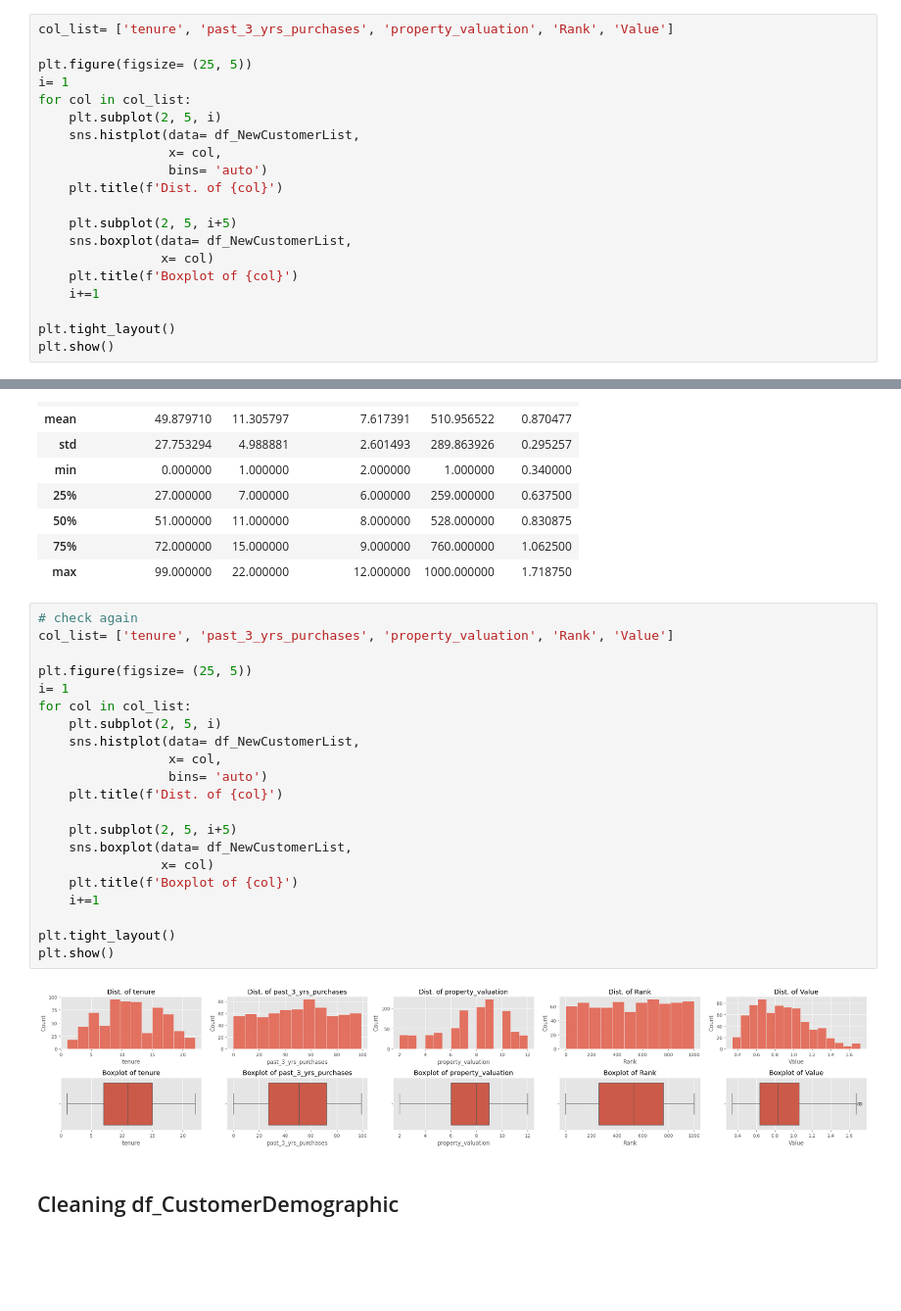
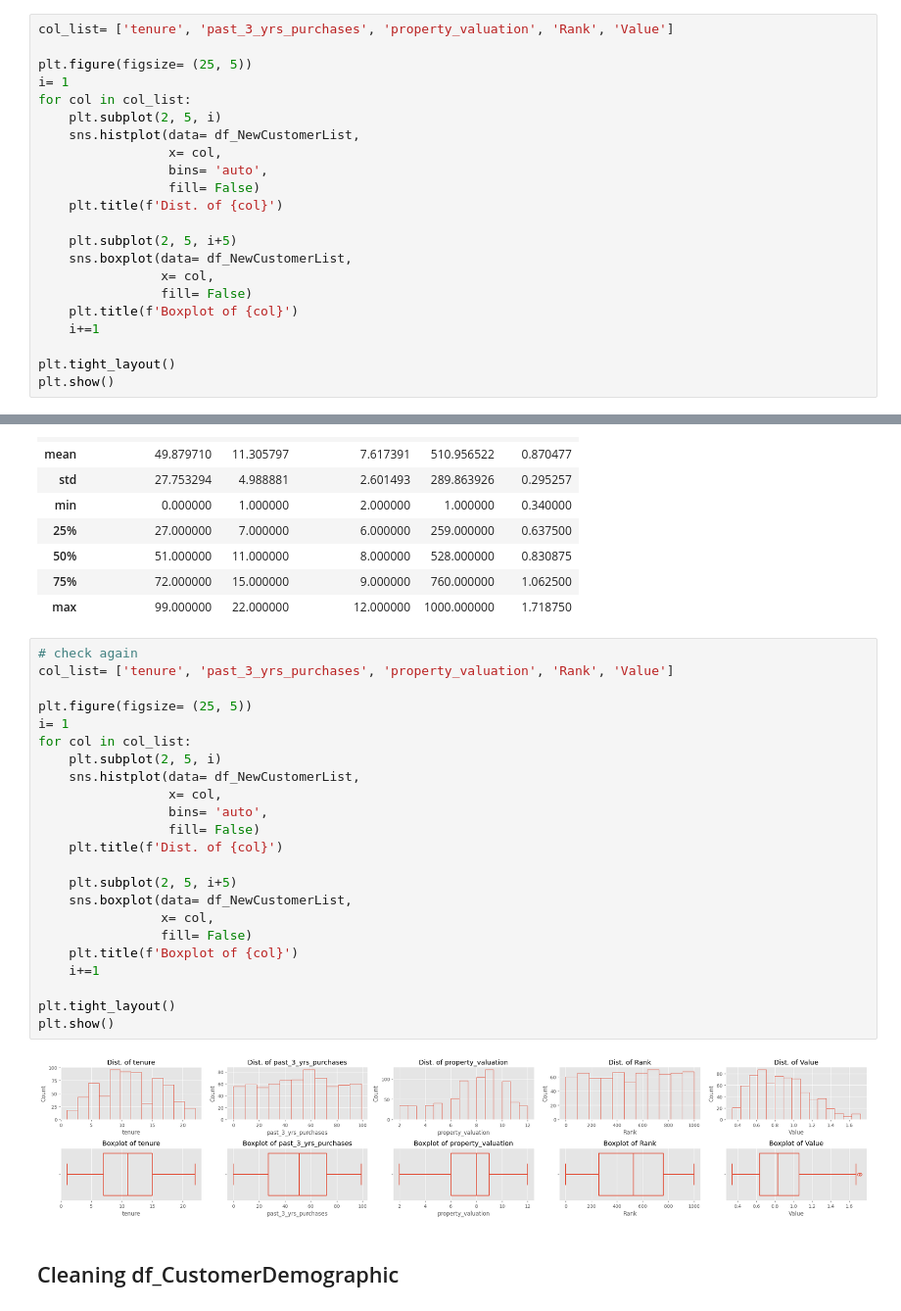
Before and after one commit to AhmAnwar/data-quality-KPMG-VE-forage, a Jupyter notebook: kpmg-ve-data-quality.ipynb, the cells around one changed output, grey strips where cells are left out. Shown at 98% size. Drawn from its saved outputs; the diff is of its cells as text; blank space fills up the shorter version.

```diff
--- a/kpmg-ve-data-quality.ipynb
+++ b/kpmg-ve-data-quality.ipynb
@@ -483,12 +477,14 @@ for col in col_list:
     plt.subplot(2, 5, i)
     sns.histplot(data= df_NewCustomerList,
                  x= col,
-                 bins= 'auto')
+                 bins= 'auto',
+                 fill= False)
     plt.title(f'Dist. of {col}')
 
     plt.subplot(2, 5, i+5)
     sns.boxplot(data= df_NewCustomerList,
-                x= col)
+                x= col,
+                fill= False)
     plt.title(f'Boxplot of {col}')
     i+=1
 
@@ -514,26 +510,28 @@ df_NewCustomerList.select_dtypes(include= 'number').drop(columns= 'postcode').de
 # %%
 # check again
 col_list= ['tenure', 'past_3_yrs_purchases', 'property_valuation', 'Rank', 'Value']
 
 plt.figure(figsize= (25, 5))
 i= 1
 for col in col_list:
     plt.subplot(2, 5, i)
     sns.histplot(data= df_NewCustomerList,
                  x= col,
-                 bins= 'auto')
+                 bins= 'auto',
+                 fill= False)
     plt.title(f'Dist. of {col}')
 
     plt.subplot(2, 5, i+5)
     sns.boxplot(data= df_NewCustomerList,
-                x= col)
+                x= col,
+                fill= False)
     plt.title(f'Boxplot of {col}')
     i+=1
 
 plt.tight_layout()
 plt.show()
 # %% [output]
-[figure, old version]
+[figure, new version]
 # %% [markdown]
 ## Cleaning df_CustomerDemographic
 # %%
```
Also changed, not shown: parts of 5 cells of this notebook.
